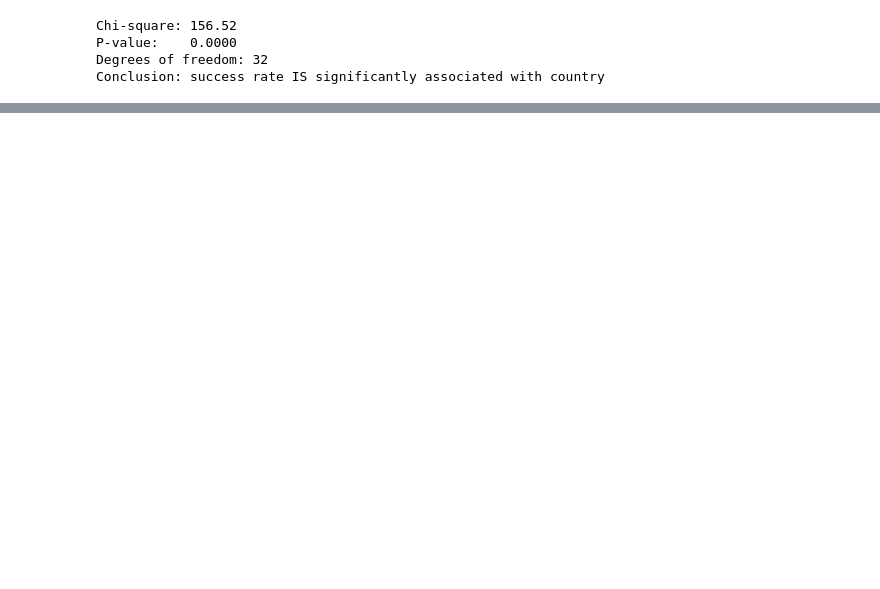
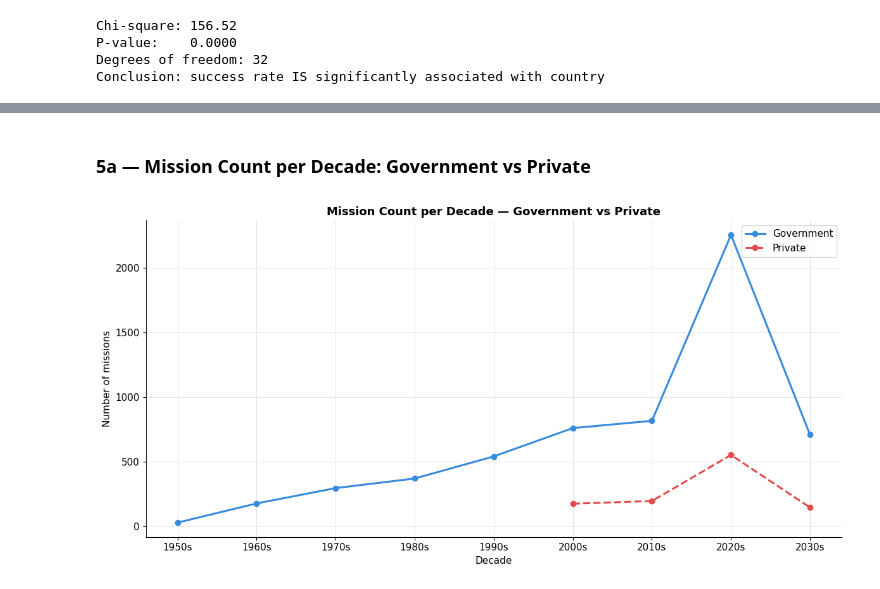
Before and after one commit to ahmedmohi0/Space_mission_analysis, a Jupyter notebook: notebooks/02_EDA.ipynb, the cells around one changed output, grey strips where cells are left out. Saved outputs shown, nothing was run; the diff lists cells and outputs as text; code cells hidden in the pictures; blank space fills up the shorter version.

```diff
--- a/notebooks/02_EDA.ipynb
+++ b/notebooks/02_EDA.ipynb
@@ -378,0 +481,30 @@ agency_type_summary = df.groupby(["launch_decade", "agency_type"]).agg(
+# %% [markdown]
+### 5a — Mission Count per Decade: Government vs Private
+# %%
+fig, ax = plt.subplots(figsize=(12, 6))
+
+for atype, colour, ls in [
+    ("Government", "#378ADD", "-"),
+    ("Private",    "#E24B4A", "--"),
+]:
+    sub = agency_type_summary[agency_type_summary["agency_type"] == atype]
+    ax.plot(
+        sub["launch_decade"],
+        sub["missions"],
+        marker="o",
+        linewidth=2.2,
+        color=colour,
+        linestyle=ls,
+        label=atype,
+    )
+
+ax.set_title("Mission Count per Decade — Government vs Private",
+             fontsize=13, fontweight="bold")
+ax.set_xlabel("Decade")
+ax.set_ylabel("Number of missions")
+ax.legend()
+ax.set_axisbelow(True)
+plt.tight_layout()
+plt.show()
+# %% [output]
+[figure, added]
```
Also changed, not shown: parts of 55 cells of this notebook, 1 other file.
